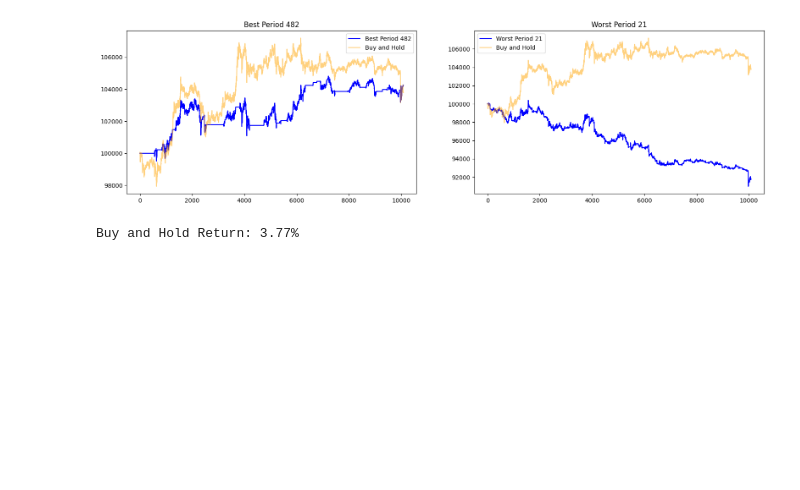
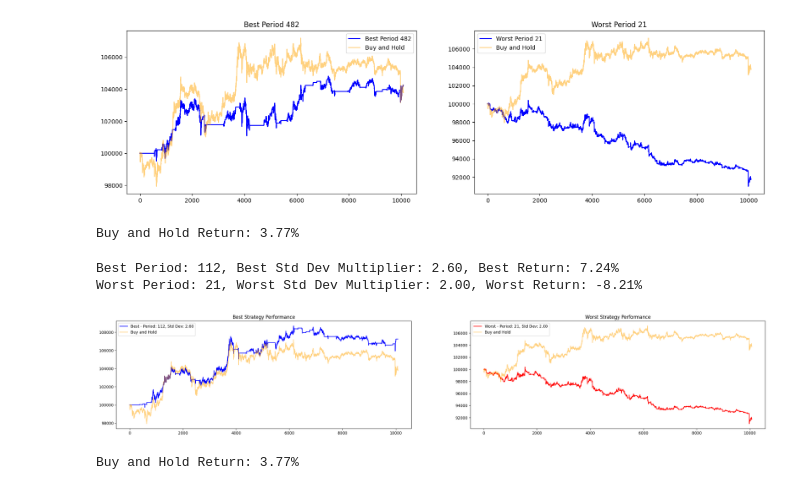
Before and after one commit to ChunweiShi/Binance-Backtest, a Jupyter notebook: binance/BBand_strategy.ipynb, the cells around one changed output. Saved outputs shown, nothing was run; the diff lists cells and outputs as text; code cells hidden in the pictures; blank space fills up the shorter version.

Commit message:
Added new data/ BBand strategy

```diff
--- a/binance/BBand_strategy.ipynb
+++ b/binance/BBand_strategy.ipynb
@@ -113,8 +113,8 @@ best_period, best_std_dev, worst_period, worst_std_dev = None, None, None, None
 best_capital_history, worst_capital_history = [], []
 
 # Iterate over periods and standard deviation multipliers
-for period in range(2, 200):
-    for std_dev_multiplier in np.arange(1, 5, 0.05):
+for period in range(20, 150):
+    for std_dev_multiplier in np.arange(1, 3, 0.1):
         usdt = 100000
         btc = 0
         holding = False
@@ -142,32 +142,44 @@ for period in range(2, 200):
         total_return = (capital_history[-1] - 100000) / 100000
 
         # Update best and worst performance
         if total_return > best_return:
             best_return = total_return
             best_period = period
             best_std_dev = std_dev_multiplier
             best_capital_history = capital_history.copy()
         if total_return < worst_return:
             worst_return = total_return
             worst_period = period
             worst_std_dev = std_dev_multiplier
             worst_capital_history = capital_history.copy()
 
 # Print the results
 print(f"Best Period: {best_period}, Best Std Dev Multiplier: {best_std_dev:.2f}, Best Return: {best_return:.2%}")
 print(f"Worst Period: {worst_period}, Worst Std Dev Multiplier: {worst_std_dev:.2f}, Worst Return: {worst_return:.2%}")
 
-# Plot the best and worst capital history
-plt.figure(figsize=(15, 5))
+# After loading the data, calculate 'buy and hold' equity curve
+initial_btc_for_hold = 100000 / df['Close'][0]
+df['hold_value'] = initial_btc_for_hold * df['Close']
+plt.figure(figsize=(30, 5))
 
 plt.subplot(1, 2, 1)
 plt.plot(best_capital_history, label=f'Best - Period: {best_period}, Std Dev: {best_std_dev:.2f}', color='blue')
+plt.plot(df['hold_value'], label='Buy and Hold', color='orange', alpha=0.5)  # Adding the buy and hold curve
 plt.title('Best Strategy Performance')
 plt.legend()
 
 plt.subplot(1, 2, 2)
 plt.plot(worst_capital_history, label=f'Worst - Period: {worst_period}, Std Dev: {worst_std_dev:.2f}', color='red')
+plt.plot(df['hold_value'], label='Buy and Hold', color='orange', alpha=0.5)  # Adding the buy and hold curve
 plt.title('Worst Strategy Performance')
 plt.legend()
 
 plt.show()
+
+buy_and_hold_return = (df['hold_value'].iloc[-1] - 100000) / 100000
+print(f"Buy and Hold Return: {buy_and_hold_return:.2%}")
+# %% [output]
+Best Period: 112, Best Std Dev Multiplier: 2.60, Best Return: 7.24%
+Worst Period: 21, Worst Std Dev Multiplier: 2.00, Worst Return: -8.21%
+[figure, added]
+Buy and Hold Return: 3.77%
```
Also changed, not shown: 3 other files.
